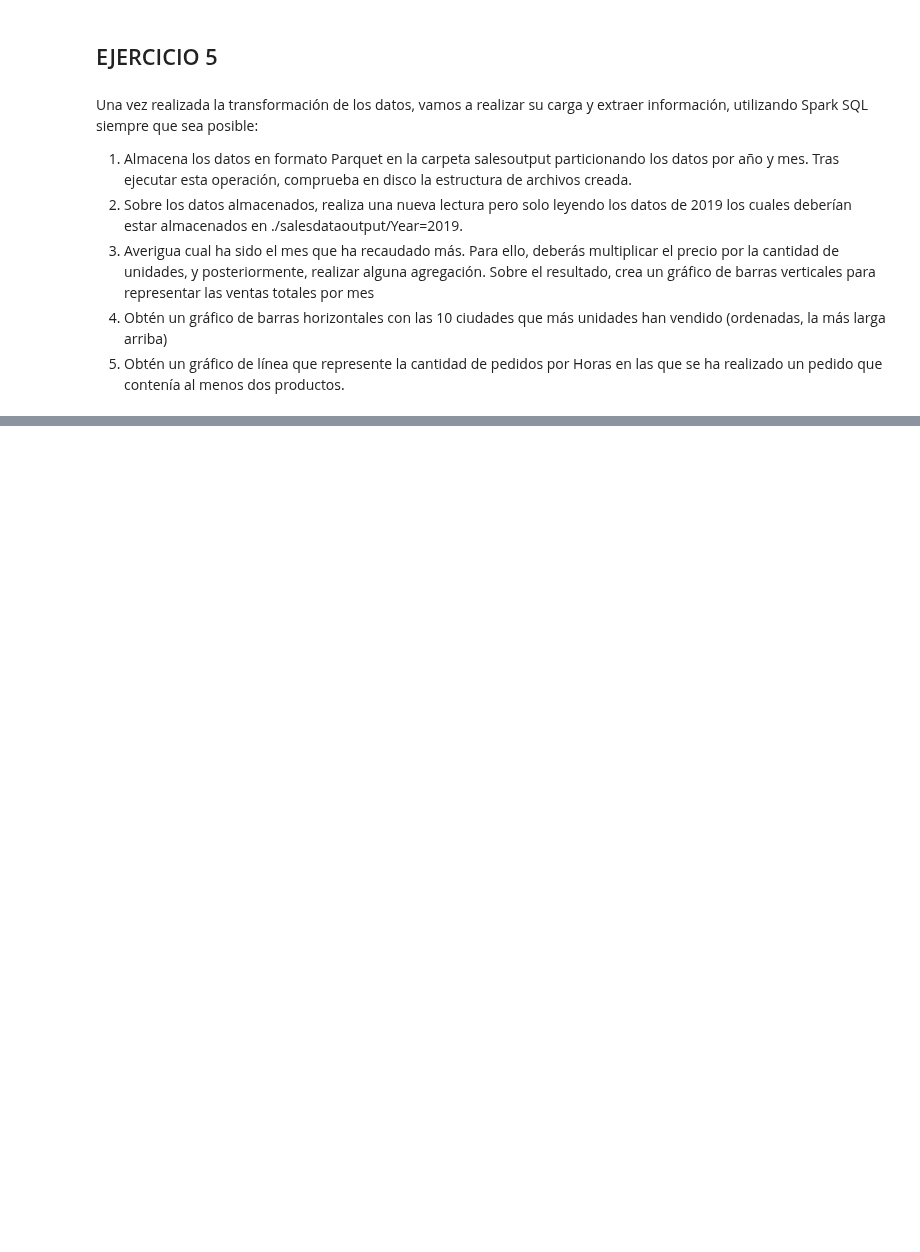
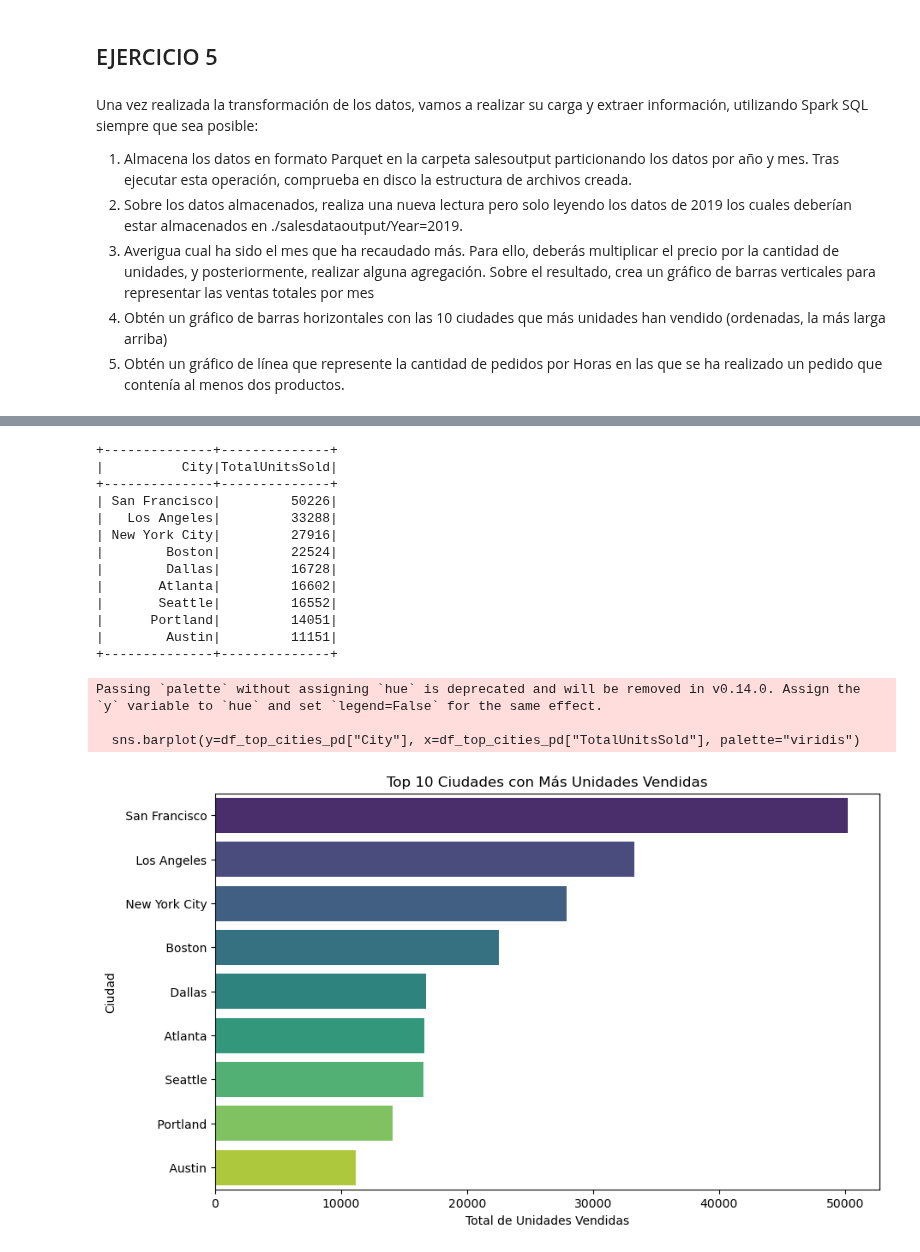
Before and after one commit to Guifora/IABD, a Jupyter notebook: BIGDATA/Spark/BGD_3_11Ejercicios_guillermo_fora.ipynb, the cells around one changed output, grey strips where cells are left out. Saved outputs shown, nothing was run; the diff lists cells and outputs as text; code cells hidden in the pictures; blank space fills up the shorter version.

```diff
--- a/BIGDATA/Spark/BGD_3_11Ejercicios_guillermo_fora.ipynb
+++ b/BIGDATA/Spark/BGD_3_11Ejercicios_guillermo_fora.ipynb
@@ -920,0 +1012,38 @@ Una vez realizada la transformación de los datos, vamos a realizar su carga y e
+# %%
+import seaborn as sns
+
+df_top_cities = df_ventas_2019.groupBy("City").agg(
+    sum("QuantityOrdered").alias("TotalUnitsSold")
+).orderBy("TotalUnitsSold", ascending=False).limit(10)
+
+# Mostrar el resultado
+df_top_cities.show()
+
+# Convertir a Pandas
+df_top_cities_pd = df_top_cities.toPandas()
+
+# Graficar
+plt.figure(figsize=(10,6))
+sns.barplot(y=df_top_cities_pd["City"], x=df_top_cities_pd["TotalUnitsSold"], palette="viridis")
+plt.xlabel("Total de Unidades Vendidas")
+plt.ylabel("Ciudad")
+plt.title("Top 10 Ciudades con Más Unidades Vendidas")
+plt.show()
+# %% [output]
++--------------+--------------+
+|          City|TotalUnitsSold|
++--------------+--------------+
+| San Francisco|         50226|
+|   Los Angeles|         33288|
+| New York City|         27916|
+|        Boston|         22524|
+|        Dallas|         16728|
+|       Atlanta|         16602|
+|       Seattle|         16552|
+|      Portland|         14051|
+|        Austin|         11151|
++--------------+--------------+
+Passing `palette` without assigning `hue` is deprecated and will be removed in v0.14.0. Assign the `y` variable to `hue` and set `legend=False` for the same effect.
+
+  sns.barplot(y=df_top_cities_pd["City"], x=df_top_cities_pd["TotalUnitsSold"], palette="viridis")
+[figure, added]
```
Also changed, not shown: parts of 12 cells of this notebook, 6 other files.
